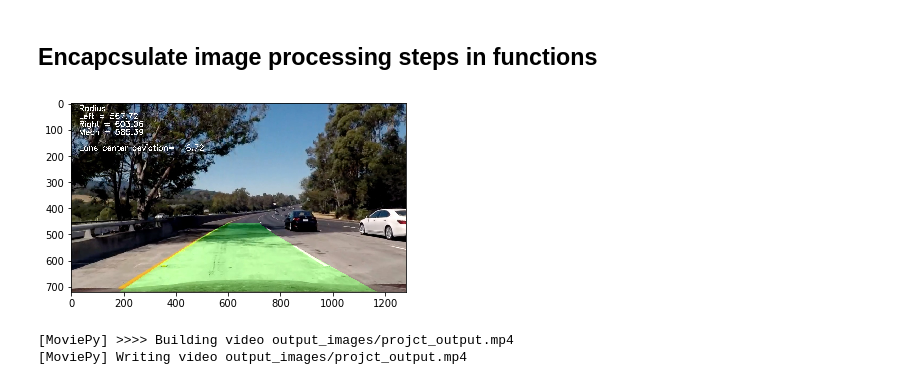
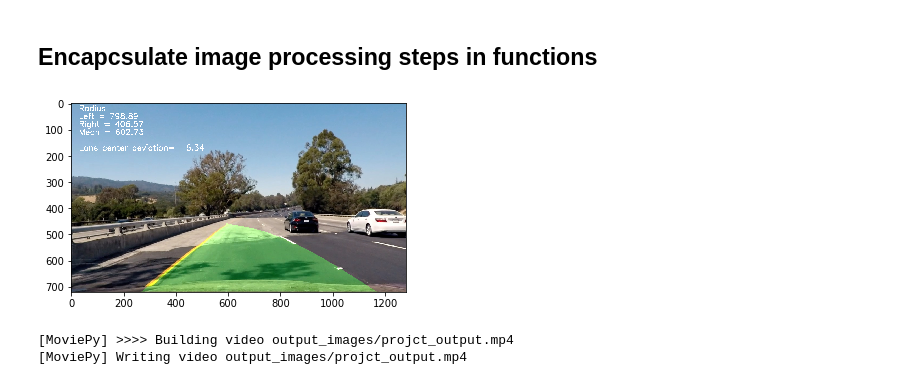
Before and after one commit to mariusbjansen/CarND-Advanced-Lane-Lines, a Jupyter notebook: CarND-Advanced-Lane-Lines.ipynb, the cells around one changed output. Drawn from its saved outputs; the diff is of its cells as text; code cells hidden in the pictures.

```diff
--- a/CarND-Advanced-Lane-Lines.ipynb
+++ b/CarND-Advanced-Lane-Lines.ipynb
@@ -162,9 +162,9 @@ def warp(input):
     M = cv2.getPerspectiveTransform(corners_src, corners_dst)
     Minv = cv2.getPerspectiveTransform(corners_dst, corners_src)
     warped = cv2.warpPerspective(input, M, (input.shape[1], input.shape[0]), flags=cv2.INTER_LINEAR)
-    return warped
+    return warped, M, Minv
 
-warped = warp(img)
+warped, M, Minv = warp(img)
 
 _ = plt.imshow(warped)
 # %% [output]
@@ -254,14 +254,36 @@ def find_lane_lines(warped):
     right_fit = np.polyfit(righty, rightx, 2)
 
     # Generate x and y values for plotting
-    ploty = np.linspace(0, binaryTresh.shape[0]-1, binaryTresh.shape[0] )
+    ploty = np.linspace(0, warped.shape[0]-1, warped.shape[0] )
     left_fitx = left_fit[0]*ploty**2 + left_fit[1]*ploty + left_fit[2]
     right_fitx = right_fit[0]*ploty**2 + right_fit[1]*ploty + right_fit[2]
 
     out_img[nonzeroy[left_lane_inds], nonzerox[left_lane_inds]] = [255, 0, 0]
     out_img[nonzeroy[right_lane_inds], nonzerox[right_lane_inds]] = [0, 0, 255]
 
-    # Finding center deviation
+    # Define y-value where we want radius of curvature
+    # I'll choose the maximum y-value, corresponding to the bottom of the image
+    y_eval = np.max(ploty)
+    left_curverad = ((1 + (2*left_fit[0]*y_eval + left_fit[1])**2)**1.5) / np.absolute(2*left_fit[0])
+    right_curverad = ((1 + (2*right_fit[0]*y_eval + right_fit[1])**2)**1.5) / np.absolute(2*right_fit[0])
+    #print(left_curverad, right_curverad)
+    # Example values: 1926.74 1908.48
+
+    # Define conversions in x and y from pixels space to meters
+    ym_per_pix = 30/720 # meters per pixel in y dimension
+    xm_per_pix = 3.7/700 # meters per pixel in x dimension
+
+    # Fit new polynomials to x,y in world space
+    left_fit_cr = np.polyfit(ploty*ym_per_pix, left_fitx*xm_per_pix, 2)
+    right_fit_cr = np.polyfit(ploty*ym_per_pix, right_fitx*xm_per_pix, 2)
+    # Calculate the new radii of curvature
+    left_curverad = ((1 + (2*left_fit_cr[0]*y_eval*ym_per_pix + left_fit_cr[1])**2)**1.5) / np.absolute(2*left_fit_cr[0])
+    right_curverad = ((1 + (2*right_fit_cr[0]*y_eval*ym_per_pix + right_fit_cr[1])**2)**1.5) / np.absolute(2*right_fit_cr[0])
+    # Now our radius of curvature is in meters
+
+    #print(left_curverad, 'm', right_curverad, 'm')
+    # Example values: 632.1 m    626.2 m
+
     center = out_img.shape[1]/2
     dy_left = (center-leftx[0])
     dy_right = -(rightx[0]-center)
@@ -322,7 +318,7 @@ class lanedata:
 
 lane_data = lanedata(left_curverad,right_curverad,center_deviation)
 
-def drawLaneOnImage(pts_left, pts_right, lane_data, originalToDrawOn):
+def drawLaneOnImage(left_fitx, right_fitx, lane_data, originalToDrawOn):
     # Create an image to draw the lines on
     warp_zero = np.zeros((originalToDrawOn.shape[0],originalToDrawOn.shape[1])).astype(np.uint8)
     color_warp = np.dstack((warp_zero, warp_zero, warp_zero))
@@ -357,7 +353,7 @@ def drawLaneOnImage(pts_left, pts_right, lane_data, originalToDrawOn):
 
     return result
 
-result = drawLaneOnImage(pts_left, pts_right, lane_data, undistorted)
+result = drawLaneOnImage(left_fitx, right_fitx, lane_data, undistorted)
 
 _ = plt.imshow(result)
 # %% [output]
@@ -367,16 +363,16 @@ _ = plt.imshow(result)
 # %%
 def process_image(input):
     undistorted = cv2.undistort(input, mtx, dist, None, mtx)
     combined_binary = combinedBinaryThreshold(undistorted)
-    binary_warped = warp(combined_binary)
+    warped, M, Minv = warp(combined_binary)
     left_fitx, right_fitx, ploty, out_img, dy_left, dy_right, center_deviation = find_lane_lines(warped)
-    result = drawLaneOnImage(pts_left, pts_right, lane_data, undistorted)
+    result = drawLaneOnImage(left_fitx, right_fitx, lane_data, undistorted)
     return result
 
-test_image = mpimg.imread('test_images/test5.jpg')
+test_image = mpimg.imread('test_images/test4.jpg')
 result = process_image(test_image)
 
 _ = plt.imshow(result)
 # %% [output]
-[figure, old version]
+[figure, new version]
 # %%
```
Also changed, not shown: parts of 5 cells of this notebook.
